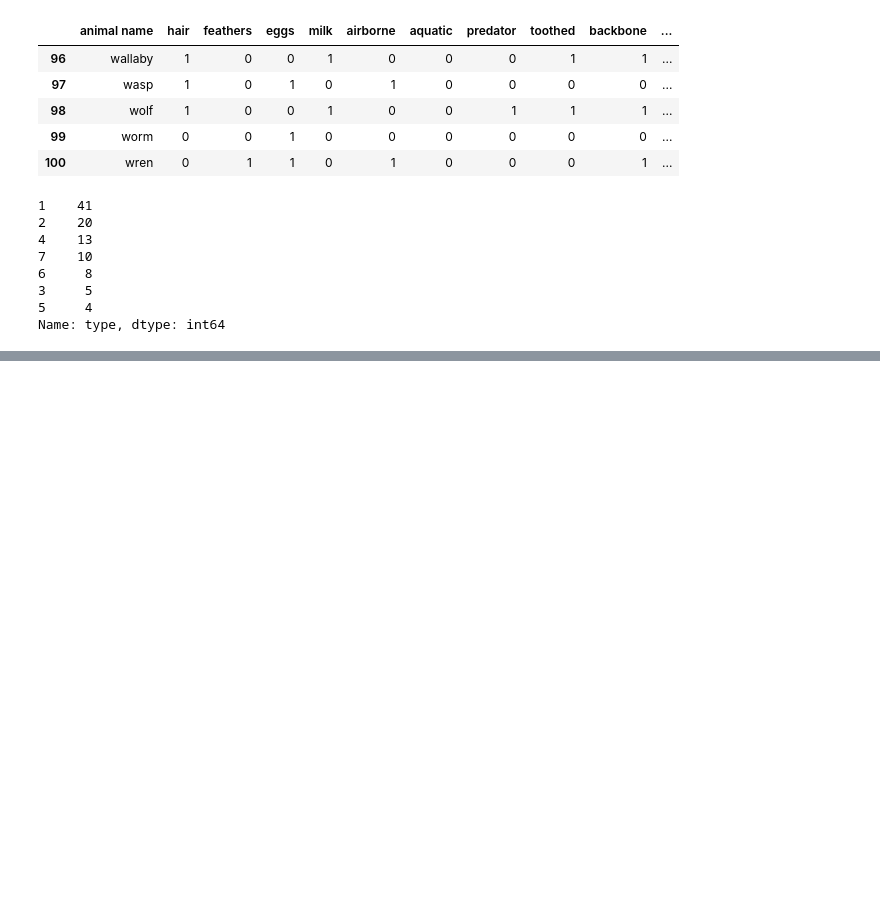
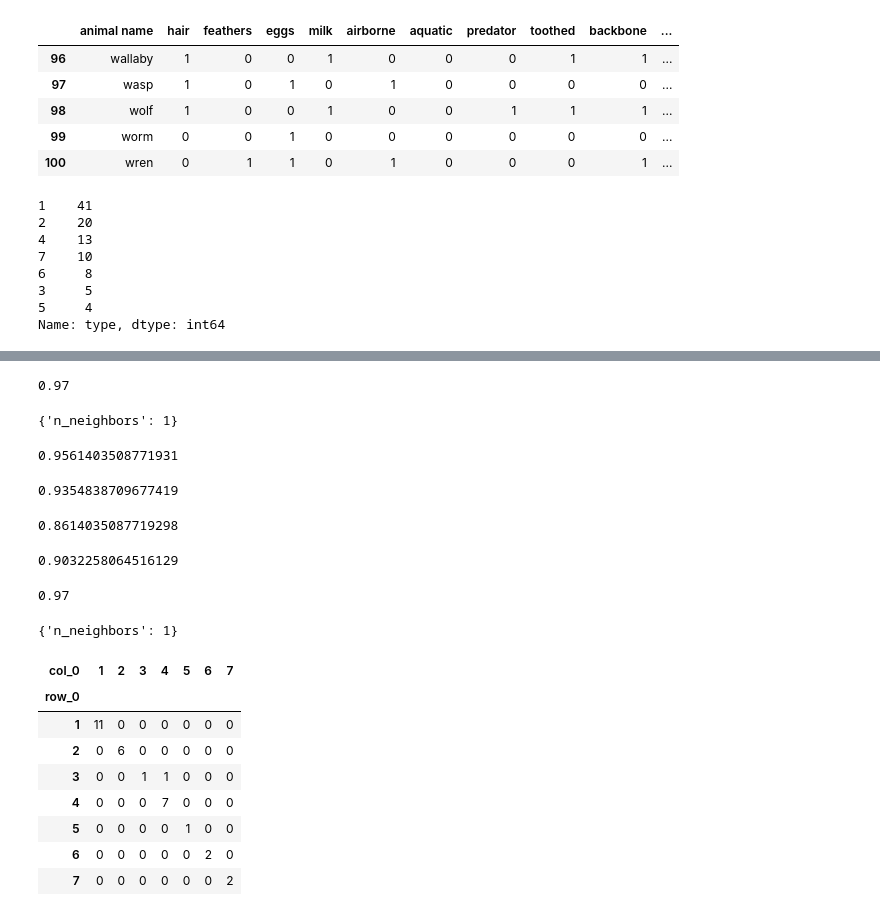
Before and after one commit to pallavibidwe/Assignment-KNN-ZOO-Dataset, a Jupyter notebook: Assignment- ZOO classification using KNN .ipynb, the cells around one changed output, grey strips where cells are left out. Saved outputs shown, nothing was run; the diff lists cells and outputs as text; code cells hidden in the pictures; blank space fills up the shorter version.

```diff
--- a/Assignment- ZOO classification using KNN .ipynb
+++ b/Assignment- ZOO classification using KNN .ipynb
@@ -539,0 +209,58 @@ plt.show()
+# %%
+# Grid-Search without applying cross-validation :
+from sklearn.model_selection import GridSearchCV
+
+param_grid=dict(n_neighbors=range(1,40))
+knn_models=KNeighborsClassifier()
+grid= GridSearchCV(estimator=knn_models,param_grid=param_grid)
+grid.fit(x,y)
+print(grid.best_score_)
+grid.best_params_
+# %% [output]
+0.97
+{'n_neighbors': 1}
+# %%
+model_2 = KNeighborsClassifier(n_neighbors= 3)
+result = cross_val_score(model_2, x, y, cv=19)
+print(result.mean())
+# %% [output]
+0.9561403508771931
+# %%
+model_2.fit(x_train, y_train)
+y_pred_1 = model_2.predict(x_test)
+np.mean(y_pred_1 == y_test)
+# %% [output]
+0.9354838709677419
+# %%
+model_3 = KNeighborsClassifier(n_neighbors= 7)
+result_1 = cross_val_score(model_3, x, y, cv=19)
+print(result_1.mean())
+# %% [output]
+0.8614035087719298
+# %%
+model_3.fit(x_train, y_train)
+y_pred_2 = model_3.predict(x_test)
+np.mean(y_pred_2 == y_test)
+# %% [output]
+0.9032258064516129
+# %%
+clf = GridSearchCV(estimator=knn_models, param_grid = param_grid)
+clf.fit(x_train, y_train)
+print(grid.best_score_)
+grid.best_params_
+# %% [output]
+0.97
+{'n_neighbors': 1}
+# %%
+pred = clf.predict(x_test)
+pd.crosstab(y_test, pred)
+# %% [output]
+| col_0 | 1 | 2 | 3 | 4 | 5 | 6 | 7 |
+| row_0 |  |  |  |  |  |  |  |
+| 1 | 11 | 0 | 0 | 0 | 0 | 0 | 0 |
+| 2 | 0 | 6 | 0 | 0 | 0 | 0 | 0 |
+| 3 | 0 | 0 | 1 | 1 | 0 | 0 | 0 |
+| 4 | 0 | 0 | 0 | 7 | 0 | 0 | 0 |
+| 5 | 0 | 0 | 0 | 0 | 1 | 0 | 0 |
+| 6 | 0 | 0 | 0 | 0 | 0 | 2 | 0 |
+| 7 | 0 | 0 | 0 | 0 | 0 | 0 | 2 |
```
Also changed, not shown: parts of 75 cells of this notebook.
